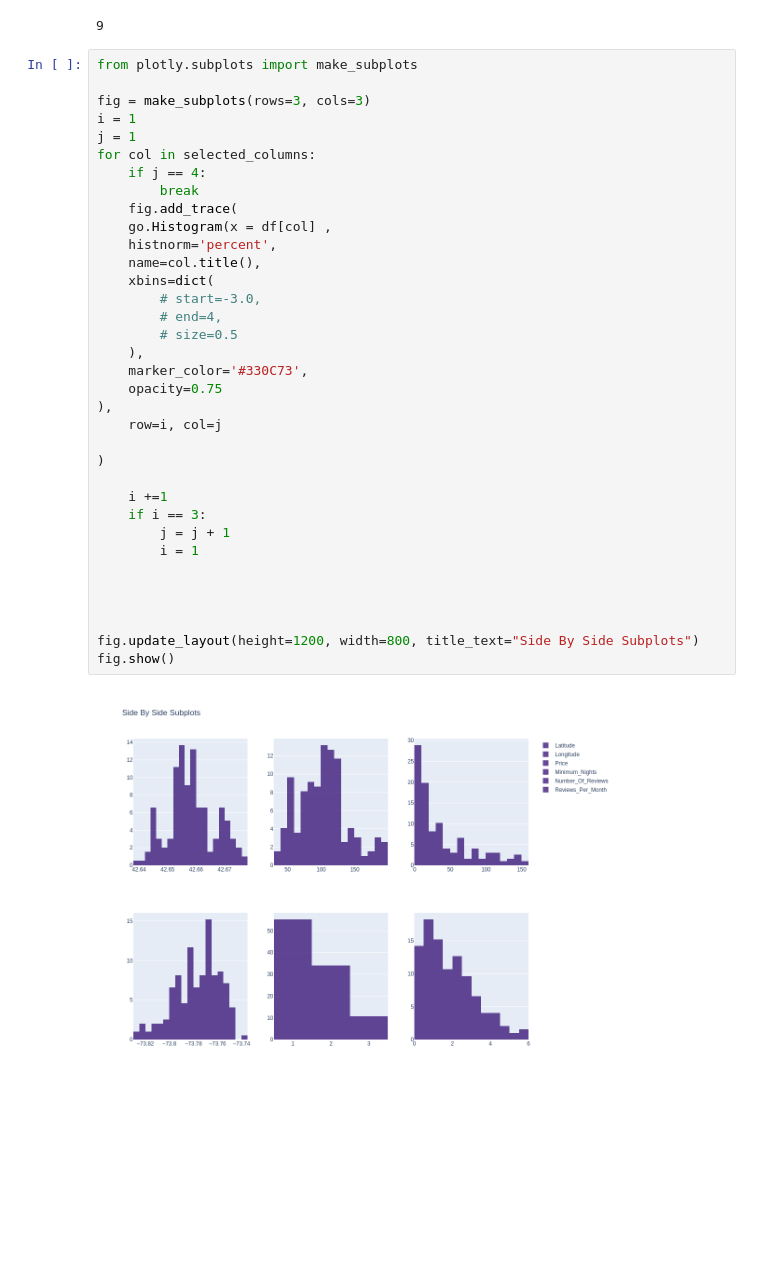
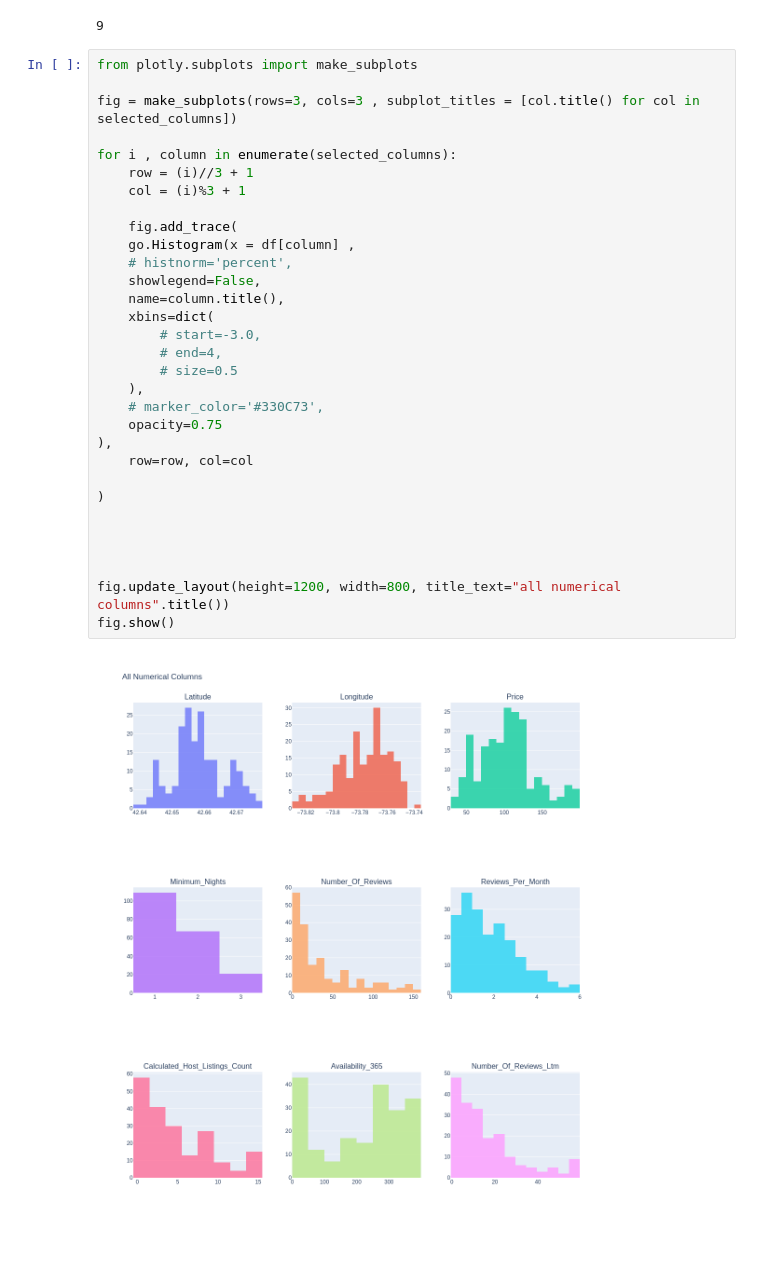
Before and after one commit to ABDULLAHHG/Airbnb-Listing, a Jupyter notebook: Untitled.ipynb, the cells around one changed output. Saved outputs shown, nothing was run; the diff lists cells and outputs as text.

Commit message:
edit on subplot and on its code and create some meaning about latitude and longitude and prepare fot multivairte abs bivairate analysis

```diff
--- a/Untitled.ipynb
+++ b/Untitled.ipynb
@@ -257,37 +261,33 @@ len(selected_columns)
 # %%
 from plotly.subplots import make_subplots
 
-fig = make_subplots(rows=3, cols=3)
-i = 1
-j = 1
-for col in selected_columns:
-    if j == 4:
-        break
+fig = make_subplots(rows=3, cols=3 , subplot_titles = [col.title() for col in selected_columns])
+
+for i , column in enumerate(selected_columns):
+    row = (i)//3 + 1
+    col = (i)%3 + 1
+
     fig.add_trace(
-    go.Histogram(x = df[col] ,
-    histnorm='percent',
-    name=col.title(),
+    go.Histogram(x = df[column] ,
+    # histnorm='percent',
+    showlegend=False,
+    name=column.title(),
     xbins=dict(
         # start=-3.0,
         # end=4,
         # size=0.5
     ),
-    marker_color='#330C73',
+    # marker_color='#330C73',
     opacity=0.75
 ),
-    row=i, col=j
+    row=row, col=col
 
 )
-
-    i +=1
-    if i == 3:
-        j = j + 1
-        i = 1
 
 
 
 
-fig.update_layout(height=1200, width=800, title_text="Side By Side Subplots")
+fig.update_layout(height=1200, width=800, title_text="all numerical columns".title())
 fig.show()
 # %% [output]
-[figure, old version]
+[figure, new version]
```
Also changed, not shown: parts of 6 cells of this notebook.
